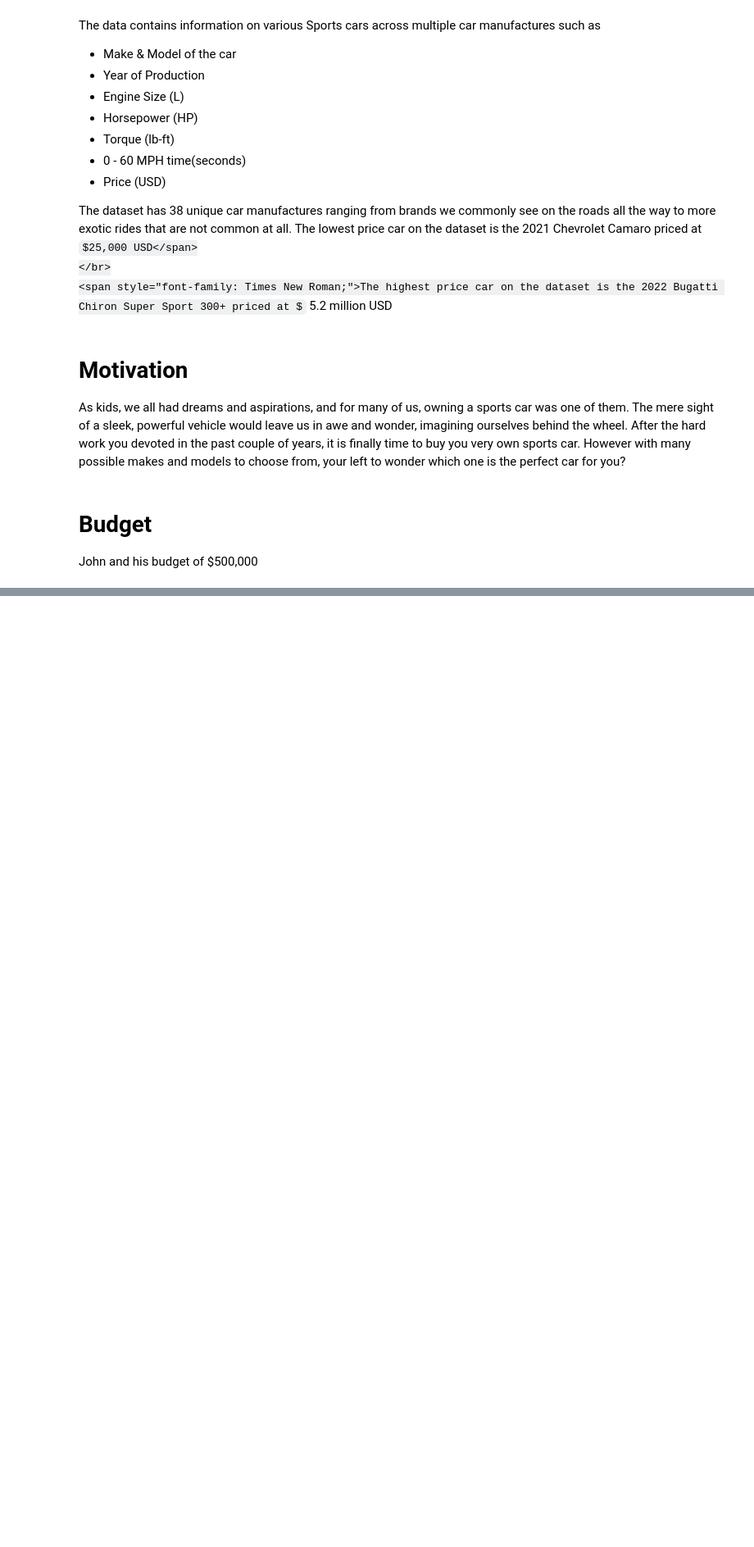
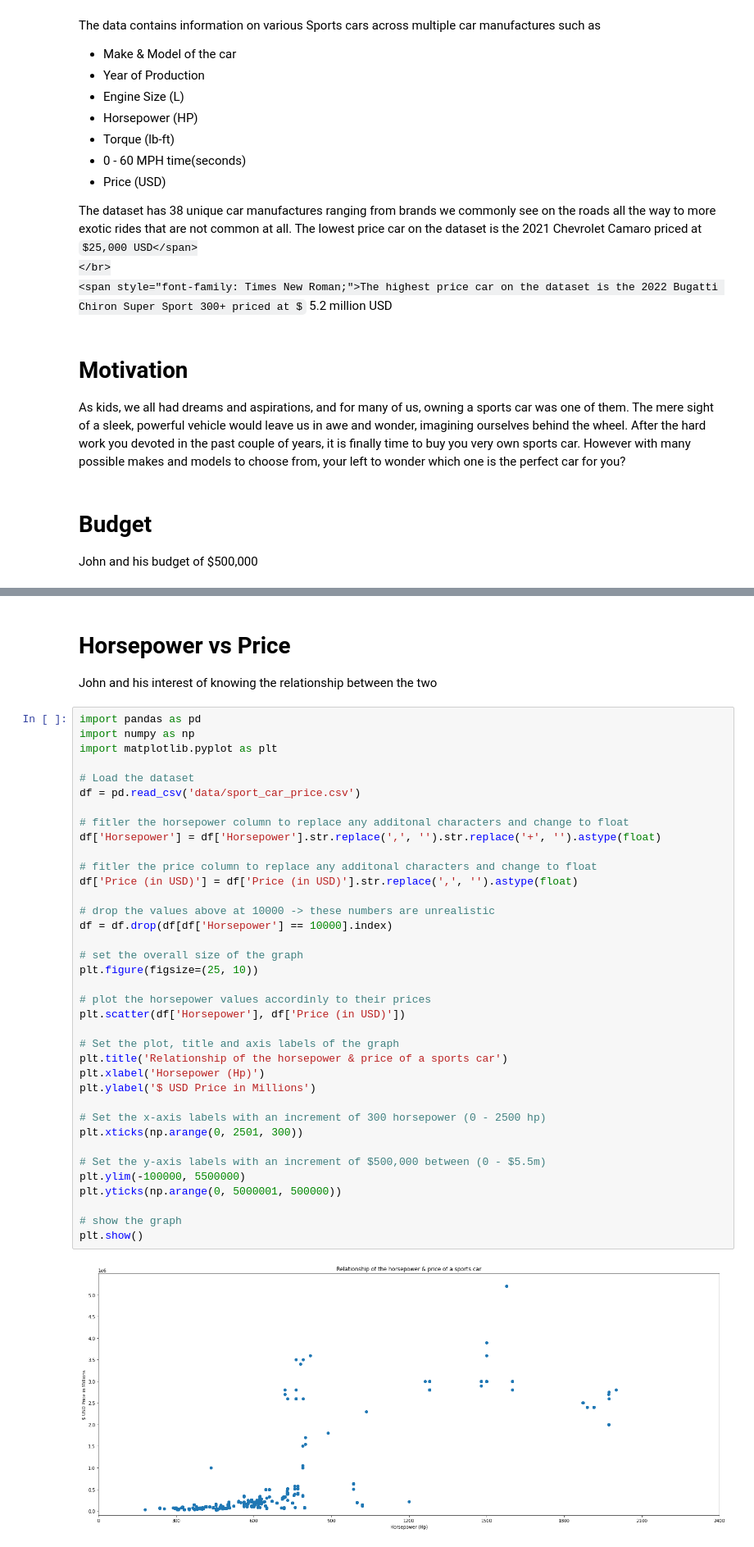
Before and after one commit to NishTewari/Data-Visualization-Project, a Jupyter notebook: Project.ipynb, the cells around one changed output, grey strips where cells are left out. Shown at 82% size. Drawn from its saved outputs; the diff is of its cells as text; some formulas as TeX source; blank space fills up the shorter version.

```diff
--- a/Project.ipynb
+++ b/Project.ipynb
@@ -77,0 +79,43 @@ plt.show()
+# %% [markdown]
+<h1 style="text-align:left; font-family:Times New Roman">Horsepower vs Price</h1>
+
+<span style="font-family: Times New Roman;">John and his interest of knowing the relationship between the two</span>
+# %%
+import pandas as pd
+import numpy as np
+import matplotlib.pyplot as plt
+
+# Load the dataset
+df = pd.read_csv('data/sport_car_price.csv')
+
+# fitler the horsepower column to replace any additonal characters and change to float
+df['Horsepower'] = df['Horsepower'].str.replace(',', '').str.replace('+', '').astype(float)
+
+# fitler the price column to replace any additonal characters and change to float
+df['Price (in USD)'] = df['Price (in USD)'].str.replace(',', '').astype(float)
+
+# drop the values above at 10000 -> these numbers are unrealistic
+df = df.drop(df[df['Horsepower'] == 10000].index)
+
+# set the overall size of the graph
+plt.figure(figsize=(25, 10))
+
+# plot the horsepower values accordinly to their prices
+plt.scatter(df['Horsepower'], df['Price (in USD)'])
+
+# Set the plot, title and axis labels of the graph
+plt.title('Relationship of the horsepower & price of a sports car')
+plt.xlabel('Horsepower (Hp)')
+plt.ylabel('$ USD Price in Millions')
+
+# Set the x-axis labels with an increment of 300 horsepower (0 - 2500 hp)
+plt.xticks(np.arange(0, 2501, 300))
+
+# Set the y-axis labels with an increment of $500,000 between (0 - $5.5m)
+plt.ylim(-100000, 5500000)
+plt.yticks(np.arange(0, 5000001, 500000))
+
+# show the graph
+plt.show()
+# %% [output]
+[figure, added]
```
Also changed, not shown: parts of 1 cell of this notebook.
